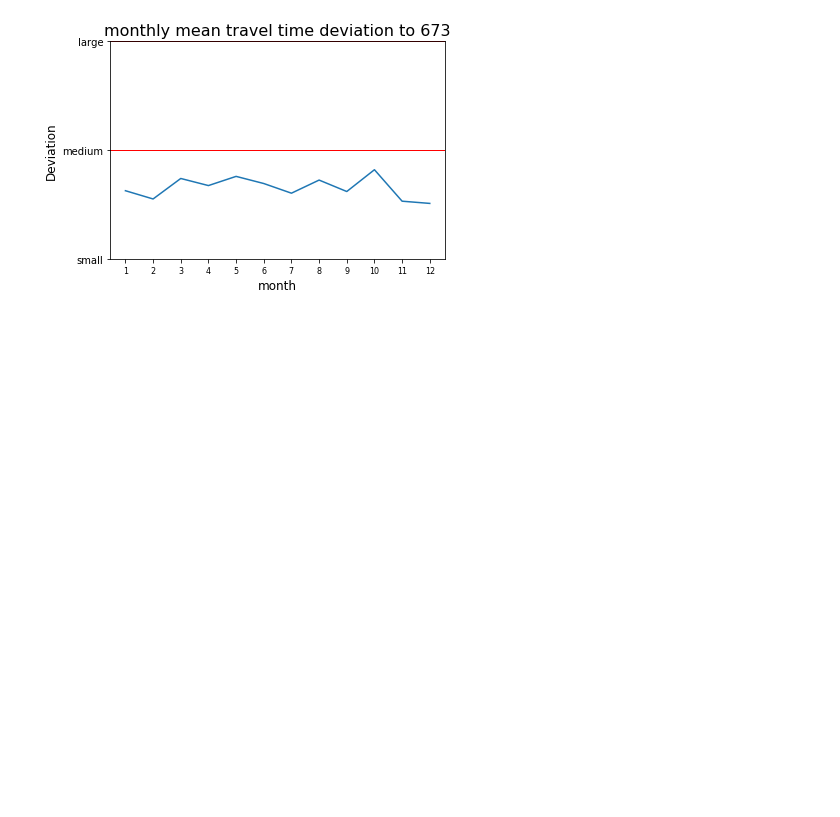
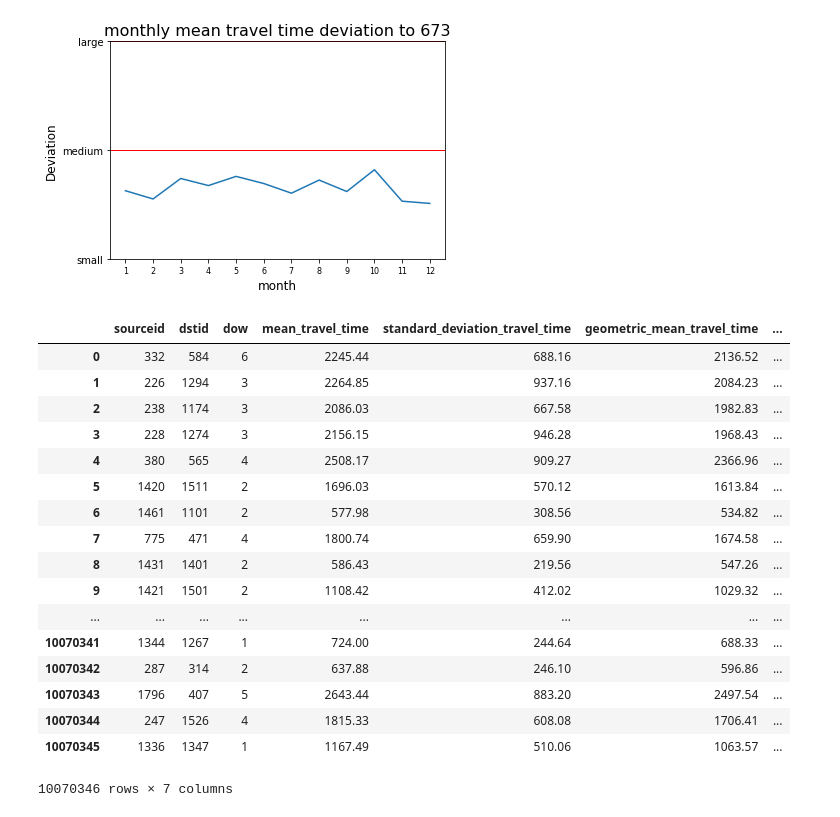
Before and after one commit to bananannn/ECE-143-Group-2, a Jupyter notebook: Project.ipynb, the cells around one changed output. Cells and saved outputs as stored; diff of their text form; code cells hidden in the pictures; blank space fills up the shorter version.

```diff
--- a/Project.ipynb
+++ b/Project.ipynb
@@ -292,0 +295,21 @@ plot_time_std(index,1)
+# %%
+data_d
+# %% [output]
+|  | sourceid | dstid | dow | mean_travel_time | standard_deviation_travel_time | geometric_mean_travel_time | ... |
+| 0 | 332 | 584 | 6 | 2245.44 | 688.16 | 2136.52 | ... |
+| 1 | 226 | 1294 | 3 | 2264.85 | 937.16 | 2084.23 | ... |
+| 2 | 238 | 1174 | 3 | 2086.03 | 667.58 | 1982.83 | ... |
+| 3 | 228 | 1274 | 3 | 2156.15 | 946.28 | 1968.43 | ... |
+| 4 | 380 | 565 | 4 | 2508.17 | 909.27 | 2366.96 | ... |
+| 5 | 1420 | 1511 | 2 | 1696.03 | 570.12 | 1613.84 | ... |
+| 6 | 1461 | 1101 | 2 | 577.98 | 308.56 | 534.82 | ... |
+| 7 | 775 | 471 | 4 | 1800.74 | 659.90 | 1674.58 | ... |
+| 8 | 1431 | 1401 | 2 | 586.43 | 219.56 | 547.26 | ... |
+| 9 | 1421 | 1501 | 2 | 1108.42 | 412.02 | 1029.32 | ... |
+| ... | ... | ... | ... | ... | ... | ... | ... |
+| 10070341 | 1344 | 1267 | 1 | 724.00 | 244.64 | 688.33 | ... |
+| 10070342 | 287 | 314 | 2 | 637.88 | 246.10 | 596.86 | ... |
+| 10070343 | 1796 | 407 | 5 | 2643.44 | 883.20 | 2497.54 | ... |
+| 10070344 | 247 | 1526 | 4 | 1815.33 | 608.08 | 1706.41 | ... |
+| 10070345 | 1336 | 1347 | 1 | 1167.49 | 510.06 | 1063.57 | ... |
+10070346 rows × 7 columns
```
Also changed, not shown: parts of 7 cells of this notebook.
